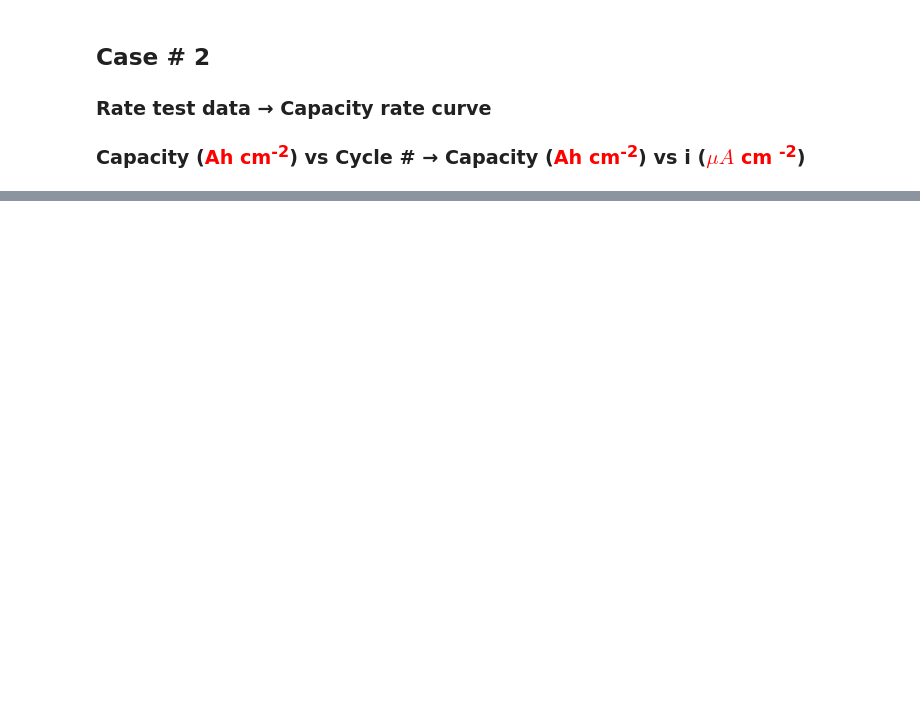
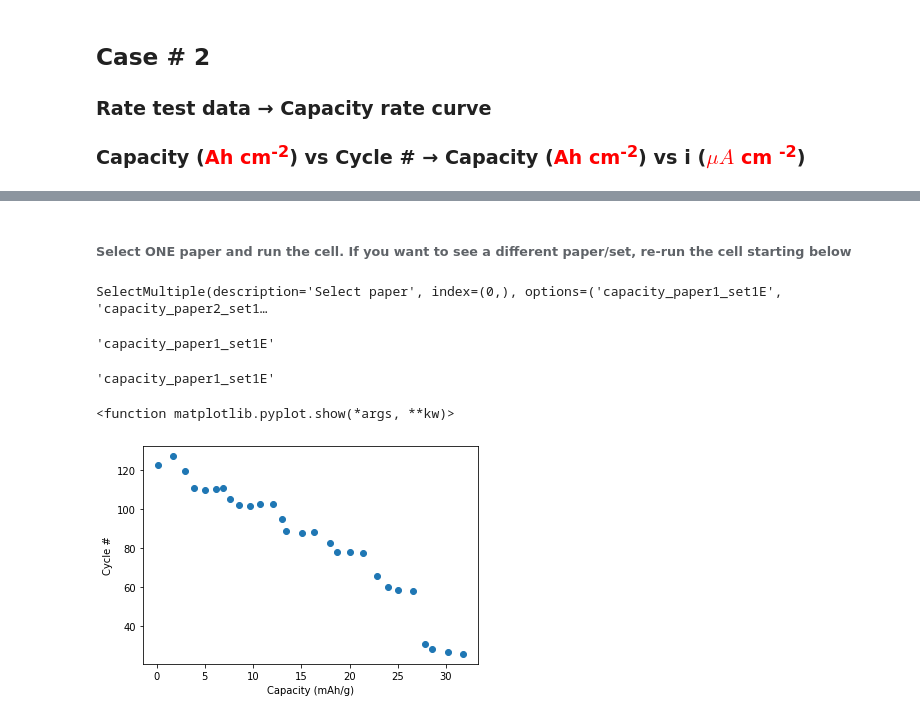
Before and after one commit to BatteryDesign/BatteryRateCap, a Jupyter notebook: Demo/Data_Conversion.ipynb, the cells around one changed output, grey strips where cells are left out. Saved outputs shown, nothing was run; the diff lists cells and outputs as text; code cells hidden in the pictures; blank space fills up the shorter version.

Commit message:
Added functionality for converting cycle # vs capacity data to capacity vs current data

```diff
--- a/Demo/Data_Conversion.ipynb
+++ b/Demo/Data_Conversion.ipynb
@@ -99,0 +135,6 @@ saved succesfully to~/capstone_spring_2021/3DLi-ionbattery/Demo/Excelfile_ex.xls
+# %%
+papers = np.array(battery_performance_4_CapacityCycle.columns.get_level_values(0))
+papers = papers[0:-1:2]
+
+sets = np.array(battery_performance_4_CapacityCycle.columns.get_level_values(1))
+sets = sets[0:-1:2]
@@ -99,0 +143,14 @@ saved succesfully to~/capstone_spring_2021/3DLi-ionbattery/Demo/Excelfile_ex.xls
+# %%
+# Initialize list of all paperX_setX which can be saved as the input for the ipywidget below
+list_of_papers_sets = []
+
+
+for i,j in zip(papers,sets):
+
+
+    globals()[f'capacity_{i}_{j}'] = np.array(battery_performance_4_CapacityCycle[i][j])
+    globals()[f'capacity_{i}_{j}'] = globals()[f'capacity_{i}_{j}'][~np.isnan(globals()[f'capacity_{i}_{j}'])]
+    globals()[f'capacity_{i}_{j}'] = globals()[f'capacity_{i}_{j}'].reshape(-1,2)
+
+    # Keep track of list of unique paper/set
+    list_of_papers_sets.append(f'capacity_{i}_{j}')
@@ -99,0 +175,33 @@ saved succesfully to~/capstone_spring_2021/3DLi-ionbattery/Demo/Excelfile_ex.xls
+# %% [markdown]
+###### Select ONE paper and run the cell. If you want to see a different paper/set, re-run the cell starting below
+# %%
+user_selected_paper = widgets.SelectMultiple(
+    options=list_of_papers_sets,
+    #value = ,
+    rows=10,
+    description='Select paper',
+    disabled=False
+)
+# %%
+#### NOTE: Run this cell, then select ONE option and run the cell again and make sure your selection is correctly output below
+#### if you wish to select a different paper/set, run the cell above first!
+user_selected_paper
+# %% [output]
+SelectMultiple(description='Select paper', index=(0,), options=('capacity_paper1_set1E', 'capacity_paper2_set1…
+# %%
+user_selected_paper = user_selected_paper.value[0]
+user_selected_paper
+# %% [output]
+'capacity_paper1_set1E'
+# %%
+user_selected_paper
+# %% [output]
+'capacity_paper1_set1E'
+# %%
+plt.scatter(globals()[user_selected_paper][:,0], globals()[user_selected_paper][:,1])
+plt.xlabel("Capacity (mAh/g)")
+plt.ylabel("Cycle #")
+plt.show
+# %% [output]
+<function matplotlib.pyplot.show(*args, **kw)>
+[figure, added]
```
Also changed, not shown: parts of 22 cells of this notebook.
